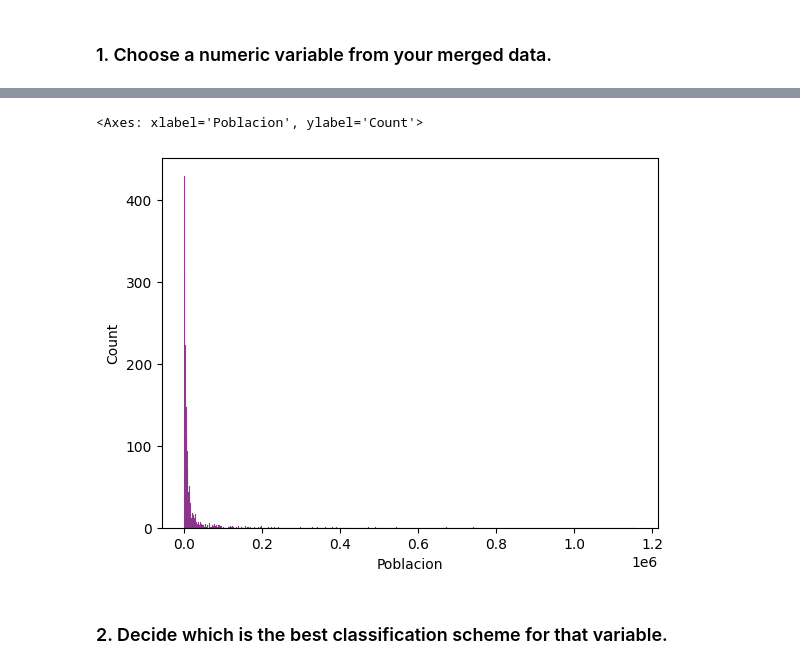
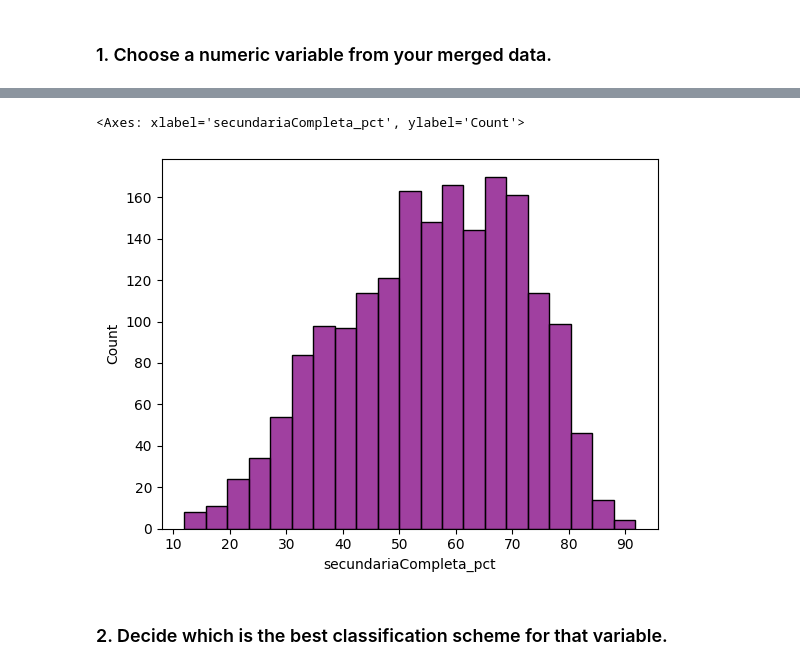
Before and after one commit to IntroSpatialDataScience/MiningGDFProject2, a Jupyter notebook: Ev-p2.ipynb, the cells around one changed output, grey strips where cells are left out. Drawn from its saved outputs; the diff is of its cells as text; code cells hidden in the pictures.

```diff
--- a/Ev-p2.ipynb
+++ b/Ev-p2.ipynb
@@ -92,8 +92,8 @@ disMap.head()
 # %% [markdown]
 ### 3. Preprocess both tables and get them ready for merging.
 # %%
-datadis.rename(columns={'Educ_sec_comp2019_pct':'secundariaCompleta_%','Viv_sin_serv_hig2017_pct':'sinServHigiene_%'},inplace=True)
-datadis = datadis[['Distrito','Provincia','Departamento','Poblacion','secundariaCompleta_%','sinServHigiene_%']]
+datadis.rename(columns={'Educ_sec_comp2019_pct':'secundariaCompleta_pct','Viv_sin_serv_hig2017_pct':'sinServHigiene_pct'},inplace=True)
+datadis = datadis[['Distrito','Provincia','Departamento','Poblacion','secundariaCompleta_pct','sinServHigiene_pct']]
 datadis.Distrito = datadis.Distrito.str.title()
 datadis.head()
 # %% [output]
@@ -164,4 +290,4 @@ disMapMerge.shape
 # %%
-disMapMerge = disMapMerge[['provDist','Provincia_y','Distrito_y','Poblacion','secundariaCompleta%','sinServHigiene%']]
+disMapMerge = disMapMerge[['provDist','Provincia_y','Distrito_y','Poblacion','secundariaCompleta_pct','sinServHigiene_pct']]
 disMapMerge.rename(columns={'Provincia_y':'Provincia','Distrito_y':'Distrito'},inplace=True)
 disMapMerge.head()
@@ -196,7 +317,7 @@ Note: you may need to restart the kernel to use updated packages.
 # %%
 import seaborn as sea
 
-sea.histplot(disMapMerge.Poblacion, color='purple')
+sea.histplot(disMapMerge.secundariaCompleta_pct, color='purple')
 # %% [output]
-<Axes: xlabel='Poblacion', ylabel='Count'>
+<Axes: xlabel='secundariaCompleta_pct', ylabel='Count'>
-[figure, old version]
+[figure, new version]
```
Also changed, not shown: parts of 20 cells of this notebook.
